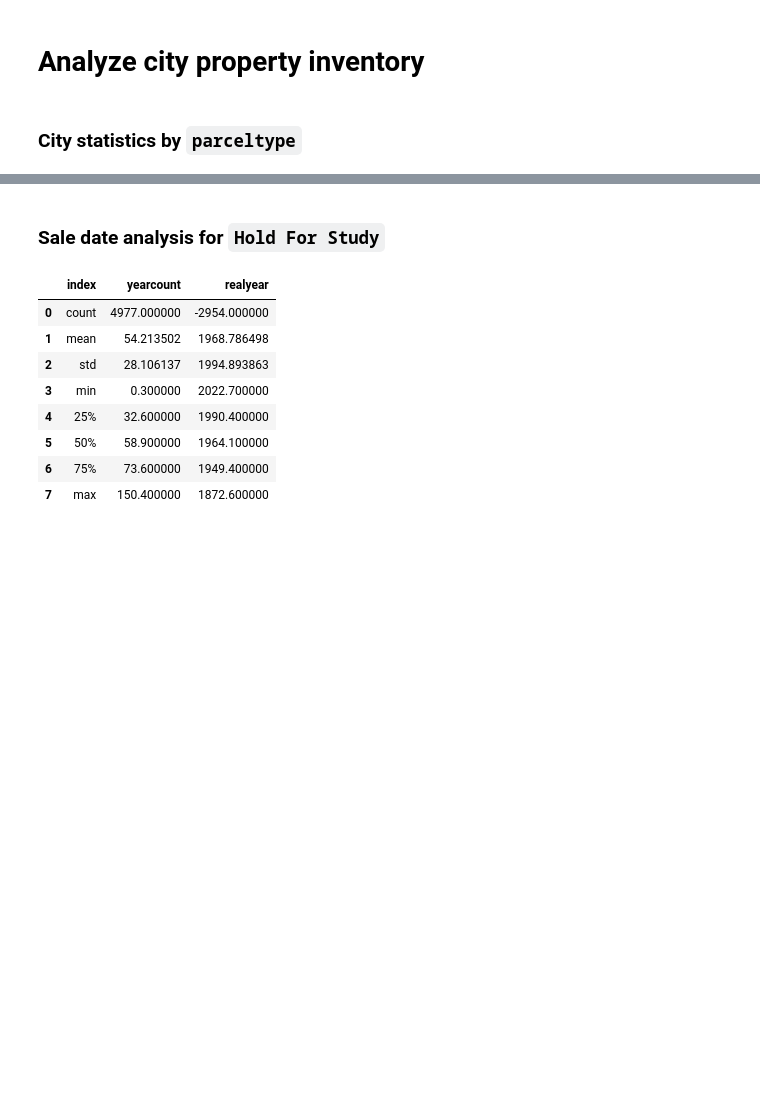
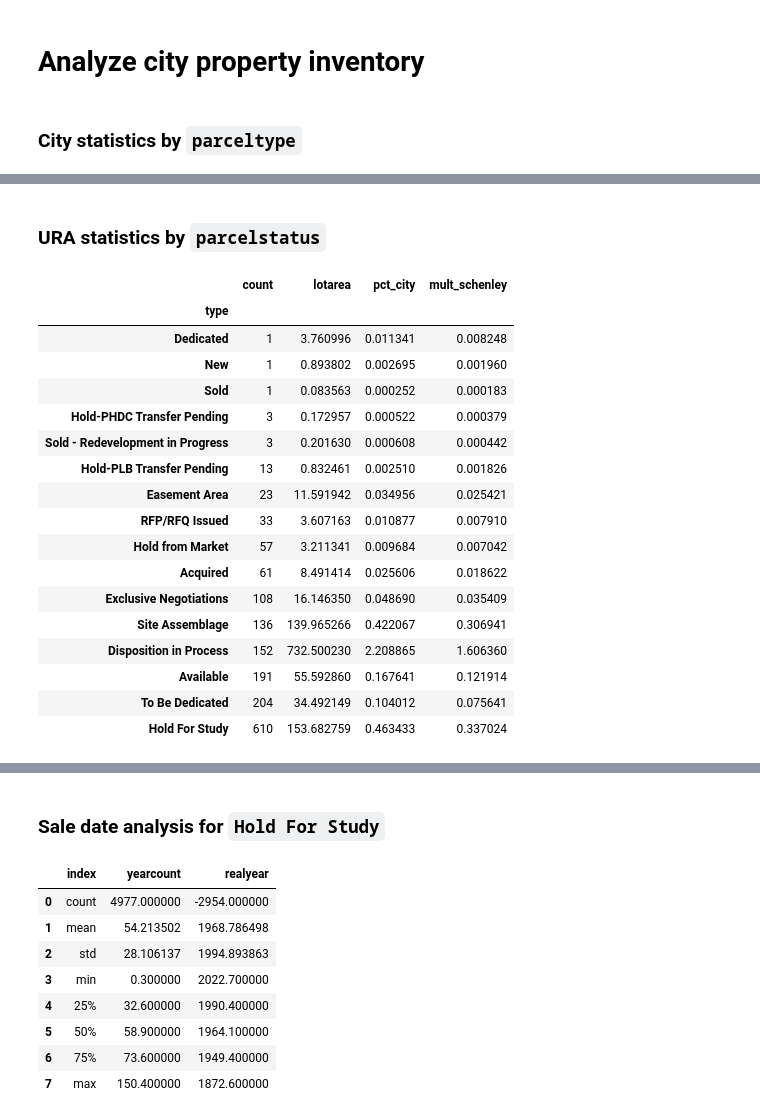
Before and after one commit to maclover7/pghland, a Jupyter notebook: city-inventory.ipynb, the cells around one changed output, grey strips where cells are left out. Cells and saved outputs as stored; diff of their text form; code cells hidden in the pictures; blank space fills up the shorter version.

Commit message:
Basic URA statistics

```diff
--- a/city-inventory.ipynb
+++ b/city-inventory.ipynb
@@ -47,3 +49,33 @@ propertiescitypt
 | Public Sale | 2712 | 225.179522 | 0.679032 | 0.493815 |
 | URA Transfer | 2815 | 200.797153 | 0.605507 | 0.440345 |
 | Hold For Study | 4991 | 2748.636042 | 8.288550 | 6.027711 |
+# %% [markdown]
+### URA statistics by `parcelstatus`
+# %%
+propertiesuraps = pd.read_sql_query("""SELECT parcelstatus AS type, COUNT(DISTINCT parcelepropura.parcelid), SUM(lotarea::int) AS lotarea
+FROM parcelepropura
+JOIN assessments
+ON assessments.parcelid = parcelepropura.parcelid
+GROUP BY parcelstatus
+ORDER BY count DESC;""", DB)
+
+quick_stats(propertiesuraps)
+# %% [output]
+|  | count | lotarea | pct_city | mult_schenley |
+| type |  |  |  |  |
+| Dedicated | 1 | 3.760996 | 0.011341 | 0.008248 |
+| New | 1 | 0.893802 | 0.002695 | 0.001960 |
+| Sold | 1 | 0.083563 | 0.000252 | 0.000183 |
+| Hold-PHDC Transfer Pending | 3 | 0.172957 | 0.000522 | 0.000379 |
+| Sold - Redevelopment in Progress | 3 | 0.201630 | 0.000608 | 0.000442 |
+| Hold-PLB Transfer Pending | 13 | 0.832461 | 0.002510 | 0.001826 |
+| Easement Area | 23 | 11.591942 | 0.034956 | 0.025421 |
+| RFP/RFQ Issued | 33 | 3.607163 | 0.010877 | 0.007910 |
+| Hold from Market | 57 | 3.211341 | 0.009684 | 0.007042 |
+| Acquired | 61 | 8.491414 | 0.025606 | 0.018622 |
+| Exclusive Negotiations | 108 | 16.146350 | 0.048690 | 0.035409 |
+| Site Assemblage | 136 | 139.965266 | 0.422067 | 0.306941 |
+| Disposition in Process | 152 | 732.500230 | 2.208865 | 1.606360 |
+| Available | 191 | 55.592860 | 0.167641 | 0.121914 |
+| To Be Dedicated | 204 | 34.492149 | 0.104012 | 0.075641 |
+| Hold For Study | 610 | 153.682759 | 0.463433 | 0.337024 |
```
Also changed, not shown: parts of 5 cells of this notebook.
